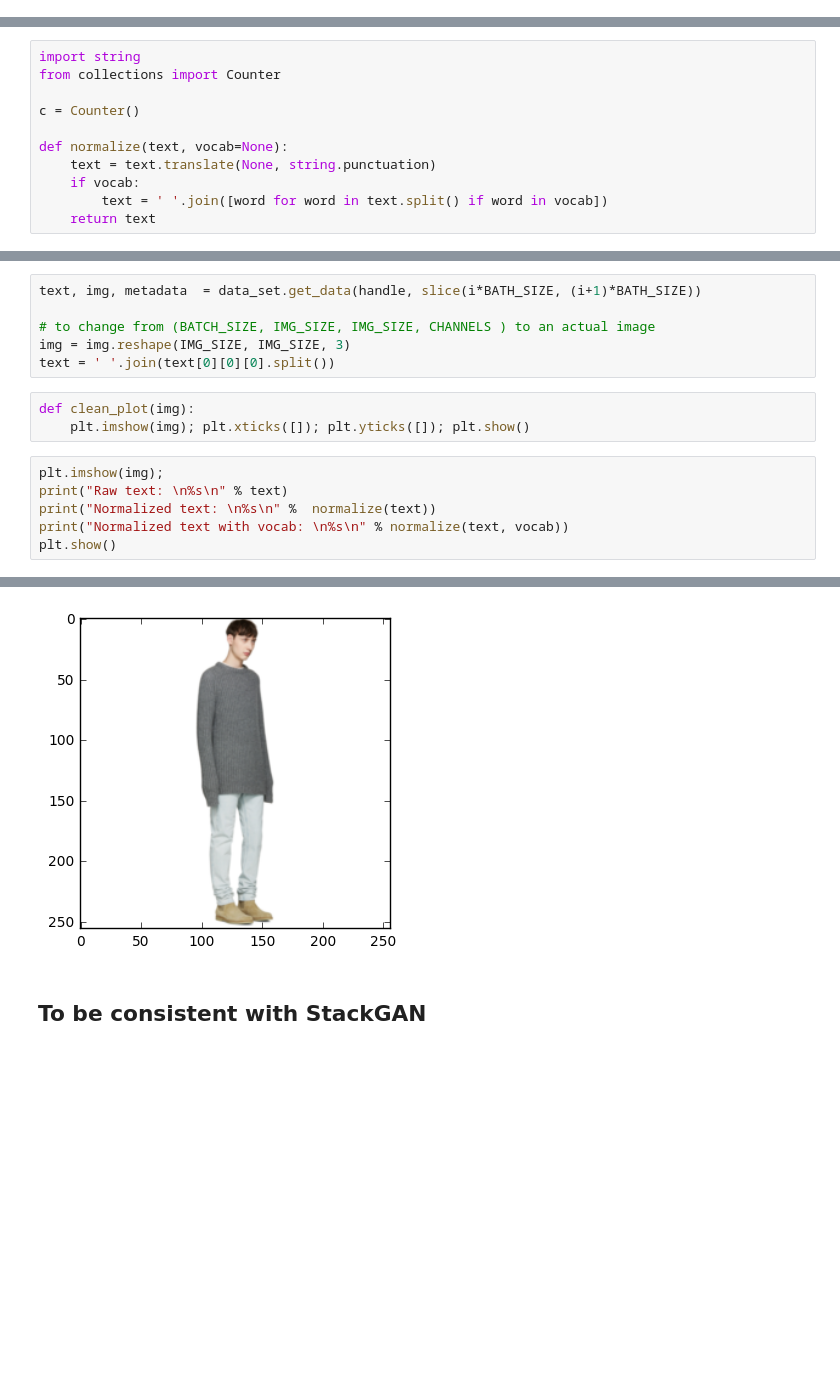
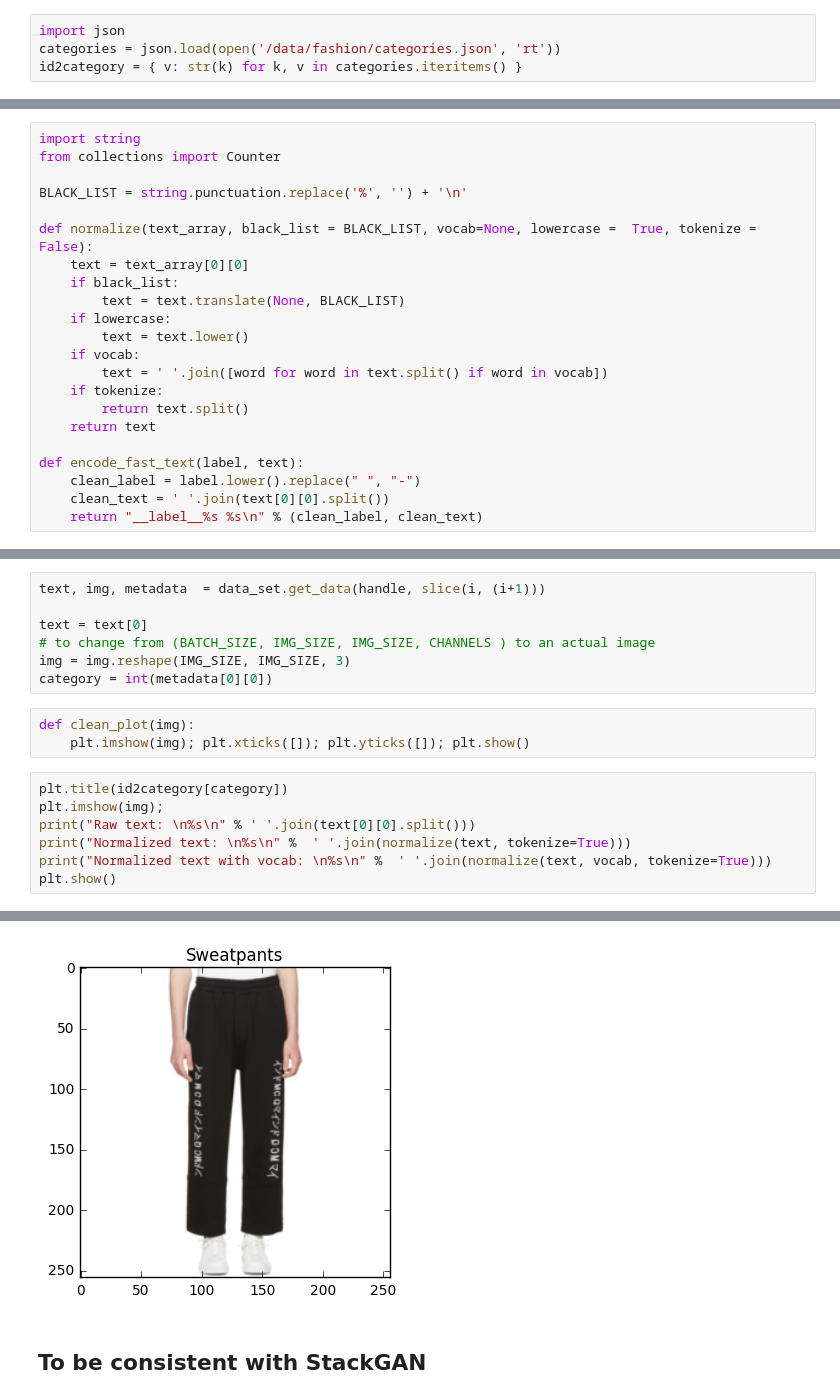
Before and after one commit to 1o0ko/StackGAN, a Jupyter notebook: notebook/data_exploration.ipynb, the cells around one changed output, grey strips where cells are left out. Drawn from its saved outputs; the diff is of its cells as text; blank space fills up the shorter version.

```diff
--- a/notebook/data_exploration.ipynb
+++ b/notebook/data_exploration.ipynb
@@ -19,3 +23,7 @@ LANGUAGE_MODEL_VOCABULARY = '/data/text-embedding/vocab-2016-09-10.txt'
+# %%
+import json
+categories = json.load(open('/data/fashion/categories.json', 'rt'))
+id2category = { v: str(k) for k, v in categories.iteritems() }
 # %%
 data_set = H5PYDataset(DATA_TEMPLATE % (IMG_SIZE, IMG_SIZE), which_sets=('all',))
 # %%
@@ -26,10 +34,21 @@ There are 186759 examples
 import string
 from collections import Counter
 
-c = Counter()
+BLACK_LIST = string.punctuation.replace('%', '') + '\n'
 
-def normalize(text, vocab=None):
-    text = text.translate(None, string.punctuation)
+def normalize(text_array, black_list = BLACK_LIST, vocab=None, lowercase =  True, tokenize = False):
+    text = text_array[0][0]
+    if black_list:
+        text = text.translate(None, BLACK_LIST)
+    if lowercase:
+        text = text.lower()
     if vocab:
         text = ' '.join([word for word in text.split() if word in vocab])
+    if tokenize:
+        return text.split()
     return text
+
+def encode_fast_text(label, text):
+    clean_label = label.lower().replace(" ", "-")
+    clean_text = ' '.join(text[0][0].split())
+    return "__label__%s %s\n" % (clean_label, clean_text)
@@ -82,19 +201,21 @@ There are 3008 missing words out of 9099
 import random
 i = random.randint(0, data_set.num_examples)
 # %%
-text, img, metadata  = data_set.get_data(handle, slice(i*BATH_SIZE, (i+1)*BATH_SIZE))
+text, img, metadata  = data_set.get_data(handle, slice(i, (i+1)))
 
+text = text[0]
 # to change from (BATCH_SIZE, IMG_SIZE, IMG_SIZE, CHANNELS ) to an actual image
 img = img.reshape(IMG_SIZE, IMG_SIZE, 3)
-text = ' '.join(text[0][0][0].split())
+category = int(metadata[0][0])
 # %%
 def clean_plot(img):
     plt.imshow(img); plt.xticks([]); plt.yticks([]); plt.show()
 # %%
+plt.title(id2category[category])
 plt.imshow(img);
-print("Raw text: \n%s\n" % text)
-print("Normalized text: \n%s\n" %  normalize(text))
-print("Normalized text with vocab: \n%s\n" % normalize(text, vocab))
+print("Raw text: \n%s\n" % ' '.join(text[0][0].split()))
+print("Normalized text: \n%s\n" %  ' '.join(normalize(text, tokenize=True)))
+print("Normalized text with vocab: \n%s\n" %  ' '.join(normalize(text, vocab, tokenize=True)))
 plt.show()
 # %% [output]
 Raw text:
@@ -108,4 +229,4 @@ suede Chelsea boots in sand beige Round toe gusset at sides in ivory at heel col
-[figure, old version]
+[figure, new version]
 # %% [markdown]
 ## To be consistent with StackGAN
 # %%
```
Also changed, not shown: parts of 17 cells of this notebook, 1 other file.
